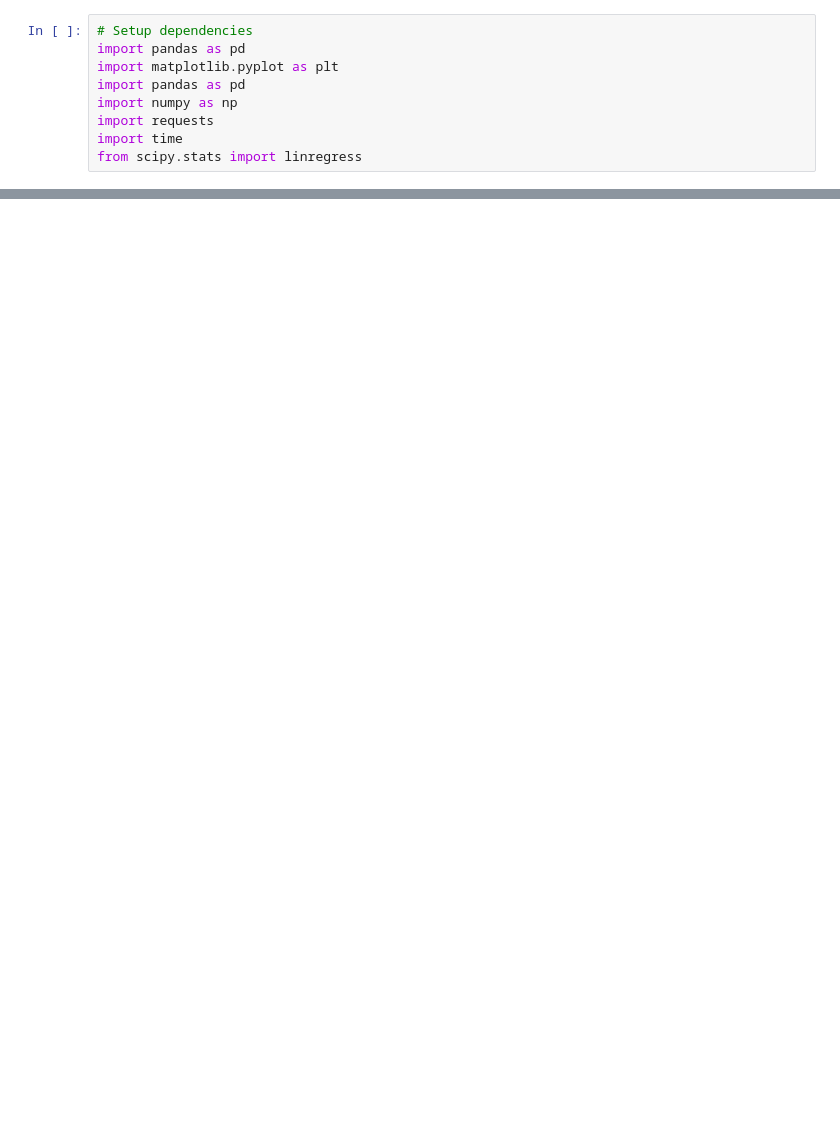
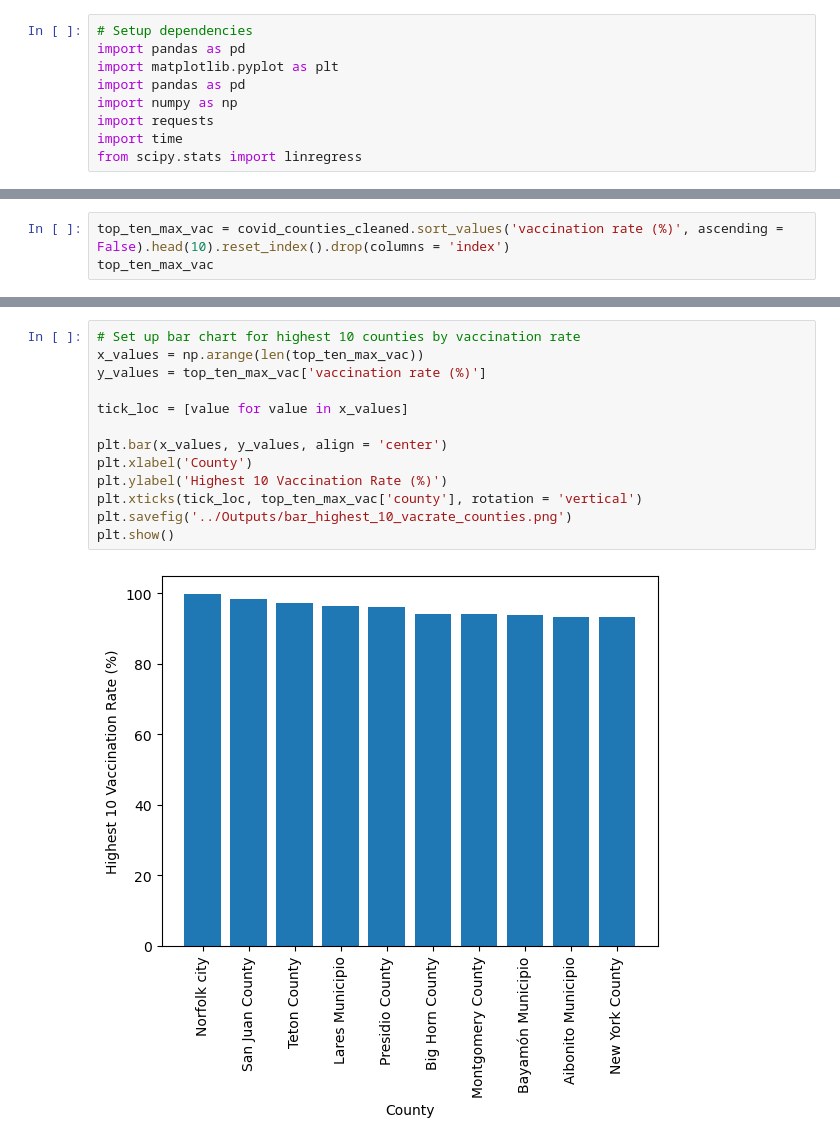
Before and after one commit to 123noob1/eda_and_git_colab, a Jupyter notebook: CodeBase/covid_max_min_analysis.ipynb, the cells around one changed output, grey strips where cells are left out. Saved outputs shown, nothing was run; the diff lists cells and outputs as text; blank space fills up the shorter version.

```diff
--- a/CodeBase/covid_max_min_analysis.ipynb
+++ b/CodeBase/covid_max_min_analysis.ipynb
@@ -257,0 +171,3 @@ plt.show()
+# %%
+top_ten_max_vac = covid_counties_cleaned.sort_values('vaccination rate (%)', ascending = False).head(10).reset_index().drop(columns = 'index')
+top_ten_max_vac
@@ -257,0 +186,15 @@ plt.show()
+# %%
+# Set up bar chart for highest 10 counties by vaccination rate
+x_values = np.arange(len(top_ten_max_vac))
+y_values = top_ten_max_vac['vaccination rate (%)']
+
+tick_loc = [value for value in x_values]
+
+plt.bar(x_values, y_values, align = 'center')
+plt.xlabel('County')
+plt.ylabel('Highest 10 Vaccination Rate (%)')
+plt.xticks(tick_loc, top_ten_max_vac['county'], rotation = 'vertical')
+plt.savefig('../Outputs/bar_highest_10_vacrate_counties.png')
+plt.show()
+# %% [output]
+[figure, added]
```
Also changed, not shown: parts of 31 cells of this notebook, 4 other files.
